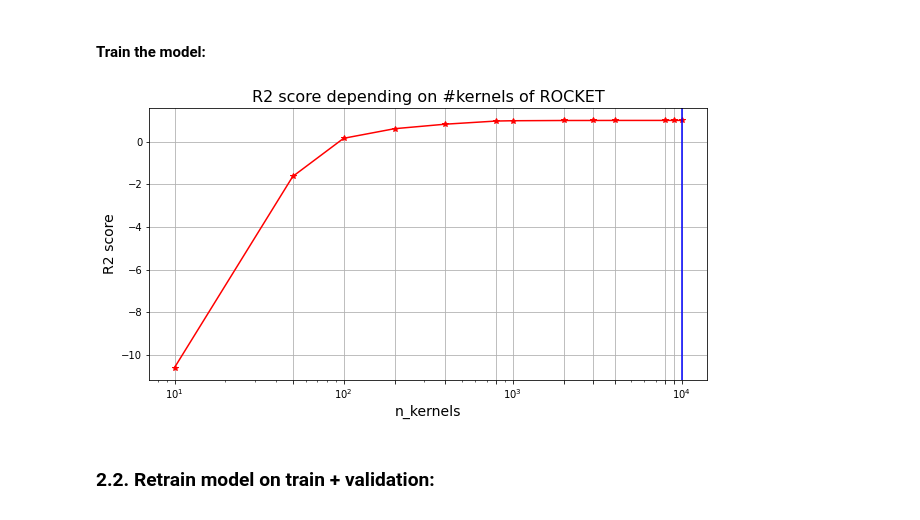
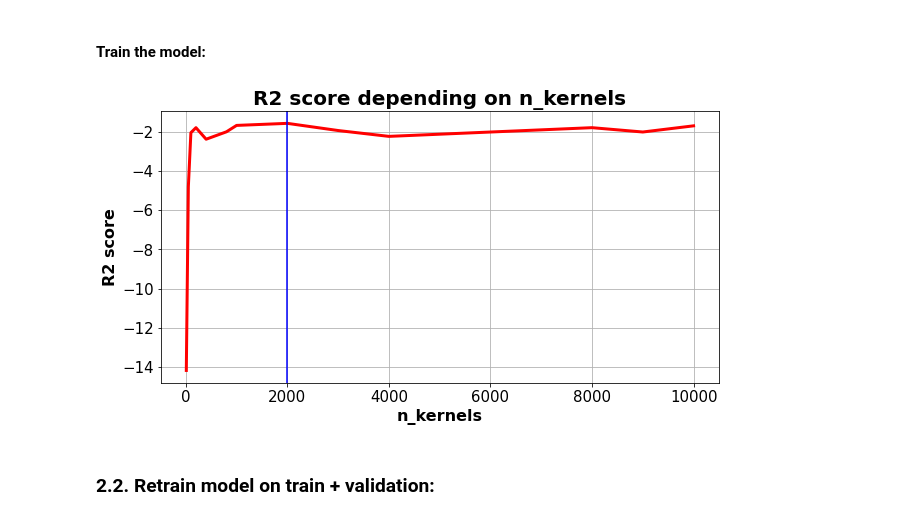
Before and after one commit to AlbMLpy/ROCKET_MSD_2022, a Jupyter notebook: experiment.ipynb, the cells around one changed output. Cells and saved outputs as stored; diff of their text form; code cells hidden in the pictures.

```diff
--- a/experiment.ipynb
+++ b/experiment.ipynb
@@ -214,7 +217,7 @@ data_x_rocket = np.array(
 )
 data_x_rocket = data_x_rocket.reshape(data_x_rocket.shape[0], 1, data_x_rocket.shape[1])
 
-train_y_rocket = y.query('(time >= @train_limits[0]) and (time <= @valid_limits[1])')
+train_y_rocket = y.query('(time >= @train_limits[0]) and (time <= @train_limits[1])')
 valid_y_rocket = y.query('(time >= @valid_limits[0]) and (time <= @valid_limits[1])')
 test_y_rocket = y.query('(time >= @test_limits[0]) and (time <= @test_limits[1])')
 
@@ -238,40 +241,43 @@ rocket_params = {
     'n_jobs': -1,
     'random_state': RANDOM_STATE,
 }
 
 ridge_params = {
     'alpha': 1.0,
     'random_state': RANDOM_STATE,
 }
 
 # Parameters for search:
 n_kernels_options = [10, 50, 100, 200, 400, 800, 1000, 2000, 3000, 4000, 8000, 9000, 10000]
 r2_list = []
 for n_kernels in n_kernels_options:
     rocket_params['num_kernels'] = n_kernels
     rocket_pipeline = make_pipeline(
         Rocket(**rocket_params), Ridge(**ridge_params)
     )
     rocket_pipeline.fit(train_x_rocket, train_y_rocket)
     r2_list.append(
         r2_score(
             y_true=valid_y_rocket,
             y_pred=rocket_pipeline.predict(valid_x_rocket)
         )
     )
 
 ROCKET_OPTIMAL_N_KERNELS = n_kernels_options[np.argmax(r2_list)]
 
-plt.figure(figsize=(10, 5))
-plt.semilogx(n_kernels_options, r2_list, 'r*-')
-plt.xticks(n_kernels_options)
-plt.xlabel('n_kernels', fontsize=14)
-plt.ylabel('R2 score', fontsize=14)
-plt.title('R2 score depending on #kernels of ROCKET', fontsize=16)
+plt.figure(figsize=(10, 5), facecolor='white')
+plt.plot(n_kernels_options, r2_list, 'r-', linewidth=3.0)
+plt.xlabel('n_kernels', fontsize=16, fontweight="bold")
+plt.ylabel('R2 score', fontsize=16, fontweight="bold")
+plt.title('R2 score depending on n_kernels', fontsize=20, fontweight="bold")
 plt.axvline(x=ROCKET_OPTIMAL_N_KERNELS, color='b')
+plt.tick_params(labelsize=15)
 plt.grid();
+
+if SAVE_PLOT:
+    plt.savefig(PLOT_DIR + f'hs_rocket_tr{TRAIN_RATIO}.pdf', dpi=400)
 # %% [output]
-[figure, old version]
+[figure, new version]
 # %% [markdown]
 ### 2.2. Retrain model on train + validation:
 # %% [markdown]
```
Also changed, not shown: parts of 22 cells of this notebook, 21 other files.
